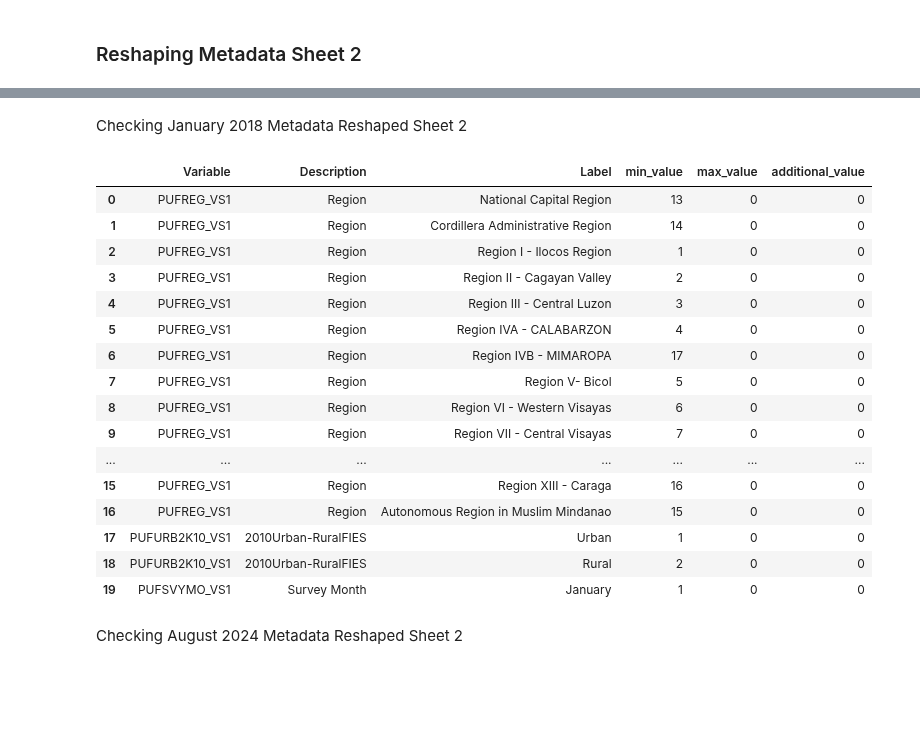
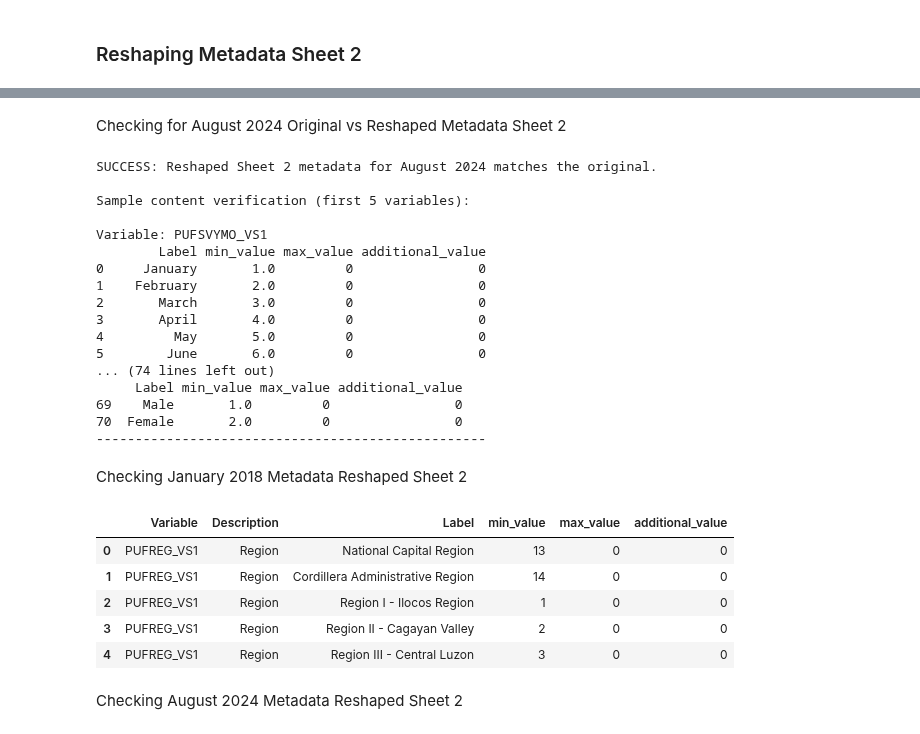
Before and after one commit to clemweb3/Undegraduate-Thesis-Repository, a Jupyter notebook: Notebooks/Preprocessing.ipynb, the cells around one changed output, grey strips where cells are left out. Cells and saved outputs as stored; diff of their text form; code cells hidden in the pictures; blank space fills up the shorter version.

```diff
--- a/Notebooks/Preprocessing.ipynb
+++ b/Notebooks/Preprocessing.ipynb
@@ -513,26 +987,74 @@ def load_dataset(year, month, filetype="survey", sheet_number=None):
+# %% [markdown]
+Checking for August 2024 Original vs Reshaped Metadata Sheet 2
+# %%
+# ===========================
+# Caller: content-based verification with month/year in messages
+# ===========================
+
+# Load original metadata (Sheet 2)
+original_df = load_dataset("2024", "August", "metadata", 1)
+
+# Load reshaped metadata (automatically reshaped)
+reshaped_df = load_dataset("2024", "August", "metadata", 1)
+
+# Store month/year for messages
+month = "August"
+year = "2024"
+
+# Call the verifier
+result_message = verify_sheet2(original_df, reshaped_df)
+
+# Customize message to include month/year
+if "SUCCESS" in result_message:
+    print(f"SUCCESS: Reshaped Sheet 2 metadata for {month} {year} matches the original.\n")
+    print("Sample content verification (first 5 variables):\n")
+
+    # Pick first 5 unique variables from reshaped
+    sample_vars = reshaped_df["Variable"].unique()[:5]
+    for var in sample_vars:
+        sample_rows = reshaped_df[reshaped_df["Variable"] == var]
+        print(f"Variable: {var}")
+        print(sample_rows[["Label", "min_value", "max_value", "additional_value"]])
+        print("-" * 50)
+else:
+    print(f"MISMATCH FOUND in {month} {year} metadata:\n")
+    # Show first few rows from both original and reshaped for inspection
+    orig_preview = original_df.fillna("").astype(str).head(10)
+    resh_preview = reshaped_df.fillna("").astype(str).head(10)
+    print("Original preview:")
+    print(orig_preview)
+    print("\nReshaped preview:")
+    print(resh_preview)
+# %% [output]
+SUCCESS: Reshaped Sheet 2 metadata for August 2024 matches the original.
+
+Sample content verification (first 5 variables):
+
+Variable: PUFSVYMO_VS1
+        Label min_value max_value additional_value
+0     January       1.0         0                0
+1    February       2.0         0                0
+2       March       3.0         0                0
+3       April       4.0         0                0
+4         May       5.0         0                0
+5        June       6.0         0                0
+... (74 lines left out)
+     Label min_value max_value additional_value
+69    Male       1.0         0                0
+70  Female       2.0         0                0
+--------------------------------------------------
 # %% [markdown]
 Checking January 2018 Metadata Reshaped Sheet 2
 # %%
 clean_jan_2018 = load_dataset("2018", "January", "metadata", 1)
-clean_jan_2018.head(20)
+clean_jan_2018.head()
 # %% [output]
 |  | Variable | Description | Label | min_value | max_value | additional_value |
 | 0 | PUFREG_VS1 | Region | National Capital Region | 13 | 0 | 0 |
 | 1 | PUFREG_VS1 | Region | Cordillera Administrative Region | 14 | 0 | 0 |
 | 2 | PUFREG_VS1 | Region | Region I - Ilocos Region | 1 | 0 | 0 |
 | 3 | PUFREG_VS1 | Region | Region II - Cagayan Valley | 2 | 0 | 0 |
 | 4 | PUFREG_VS1 | Region | Region III - Central Luzon | 3 | 0 | 0 |
-| 5 | PUFREG_VS1 | Region | Region IVA - CALABARZON | 4 | 0 | 0 |
-| 6 | PUFREG_VS1 | Region | Region IVB - MIMAROPA | 17 | 0 | 0 |
-| 7 | PUFREG_VS1 | Region | Region V- Bicol | 5 | 0 | 0 |
-| 8 | PUFREG_VS1 | Region | Region VI - Western Visayas | 6 | 0 | 0 |
-| 9 | PUFREG_VS1 | Region | Region VII - Central Visayas | 7 | 0 | 0 |
-| ... | ... | ... | ... | ... | ... | ... |
-| 15 | PUFREG_VS1 | Region | Region XIII - Caraga | 16 | 0 | 0 |
-| 16 | PUFREG_VS1 | Region | Autonomous Region in Muslim Mindanao | 15 | 0 | 0 |
-| 17 | PUFURB2K10_VS1 | 2010Urban-RuralFIES | Urban | 1 | 0 | 0 |
-| 18 | PUFURB2K10_VS1 | 2010Urban-RuralFIES | Rural | 2 | 0 | 0 |
-| 19 | PUFSVYMO_VS1 | Survey Month | January | 1 | 0 | 0 |
 # %% [markdown]
 Checking August 2024 Metadata Reshaped Sheet 2
 # %%
```
Also changed, not shown: parts of 41 cells of this notebook.
